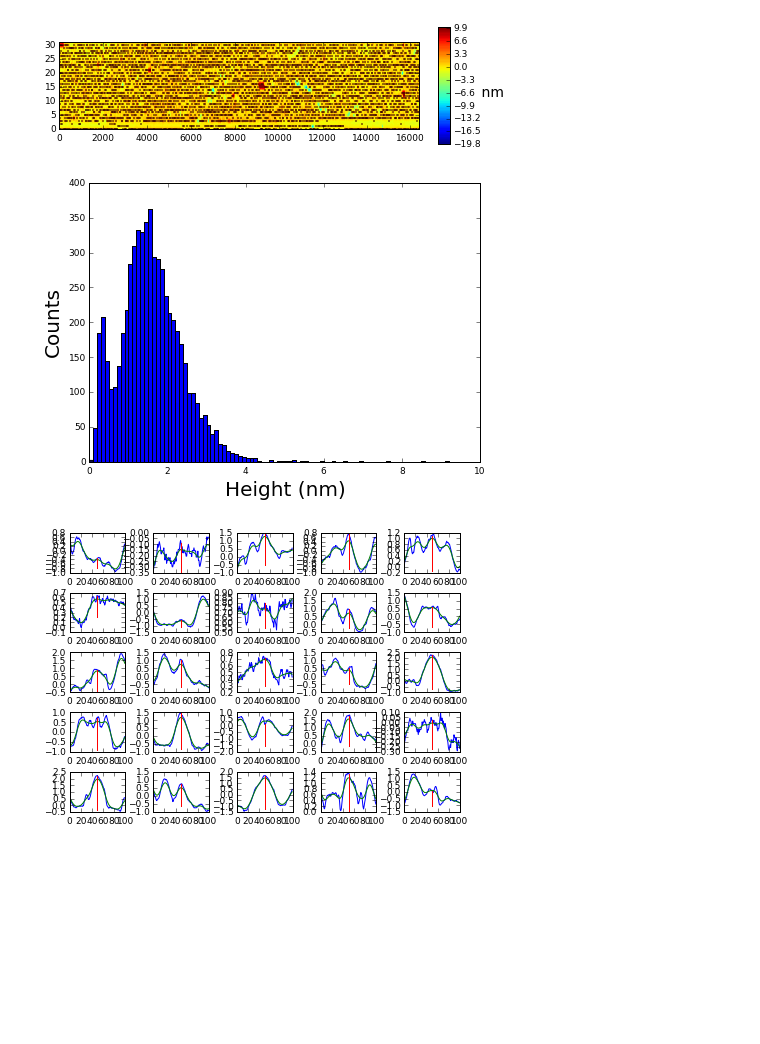
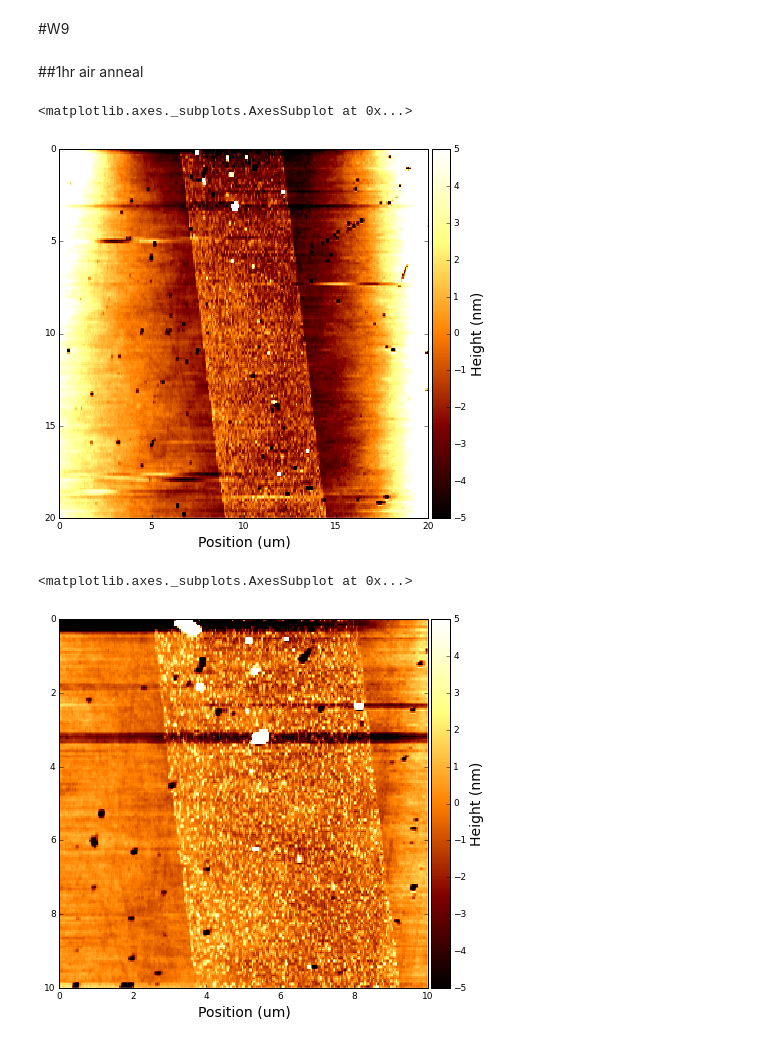
Before and after one commit to bhk37/CNT-Growths, a Jupyter notebook: notes/150717_W_catalysts.ipynb, the cells around one changed output. Drawn from its saved outputs; the diff is of its cells as text; code cells hidden in the pictures; blank space fills up the shorter version.

Commit message:
mostly catalyst studies

```diff
--- a/notes/150717_W_catalysts.ipynb
+++ b/notes/150717_W_catalysts.ipynb
@@ -8,31 +6,18 @@ run_notebook('../src/AFM_catalyst_analysis.ipynb')
-# %%
-fn = '../data_vault/AFM/150716_W10_Catalystlines-000.txt'
-
-#Run Catalyst Peak Finder
-CHeights,CHeightsAdj,peaksX,peaksY= plotCatMap(fn,
-                                                colorResolution=colorRes,
-                                                plotHighThreshold=plotHighT,
-                                                smoothness=smooth,
-                                                filetype='png')
-
-#Plot the catalyst size distribution
-includedPeaks = plotCatDist(CHeights,CHeightsAdj,peaksX,peaksY,
-            maxNB=maxNB,
-            minNB=minNB,
-            lowThreshold=lowThreshold,
-            histBins=histBins,
-            histMin=histMin,
-            histMax=histMax,
-            filetype='png')
-
-#Plot a few examples of catalyst analysis
-plotCatExamples(CHeights,CHeightsAdj,
-                includedPeaks,
-                nbPlot=nbPlot,
-                numX=numX,
-                numY=numY,
-                filetype='png')
-# %% [output]
-[figure, removed]
-[figure, removed]
-[figure, removed]
+# %% [markdown]
+#W9
+# %% [markdown]
+##1hr air anneal
+# %%
+fn = '150729_w09_1hr_air_anneal.000'
+im, size = read_ascii(fn)
+plot_image(im, size = size, save = True, filename = fn)
+# %% [output]
+<matplotlib.axes._subplots.AxesSubplot at 0x...>
+[figure, added]
+# %%
+fn = '150729_w09_1hr_air_anneal.002'
+im, size = read_ascii(fn)
+plot_image(im, size = size, save = True, filename = fn)
+# %% [output]
+<matplotlib.axes._subplots.AxesSubplot at 0x...>
+[figure, added]
```
Also changed, not shown: parts of 8 cells of this notebook, 11 other files.
